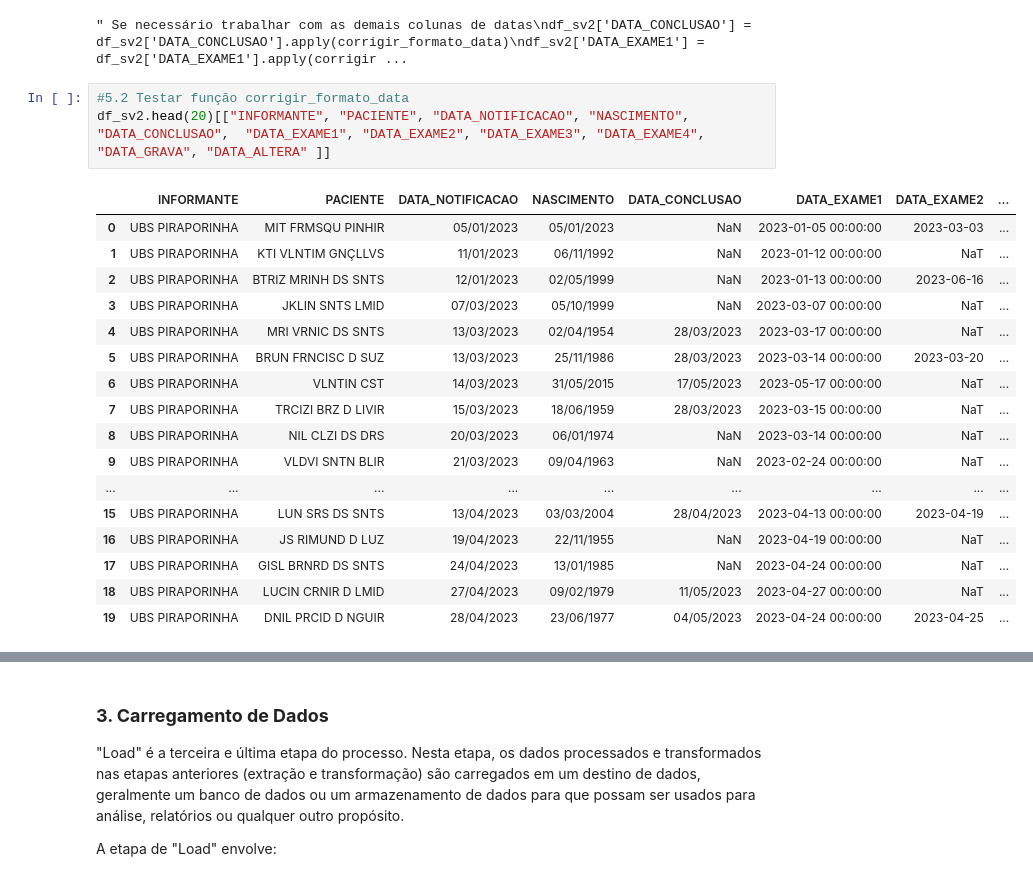
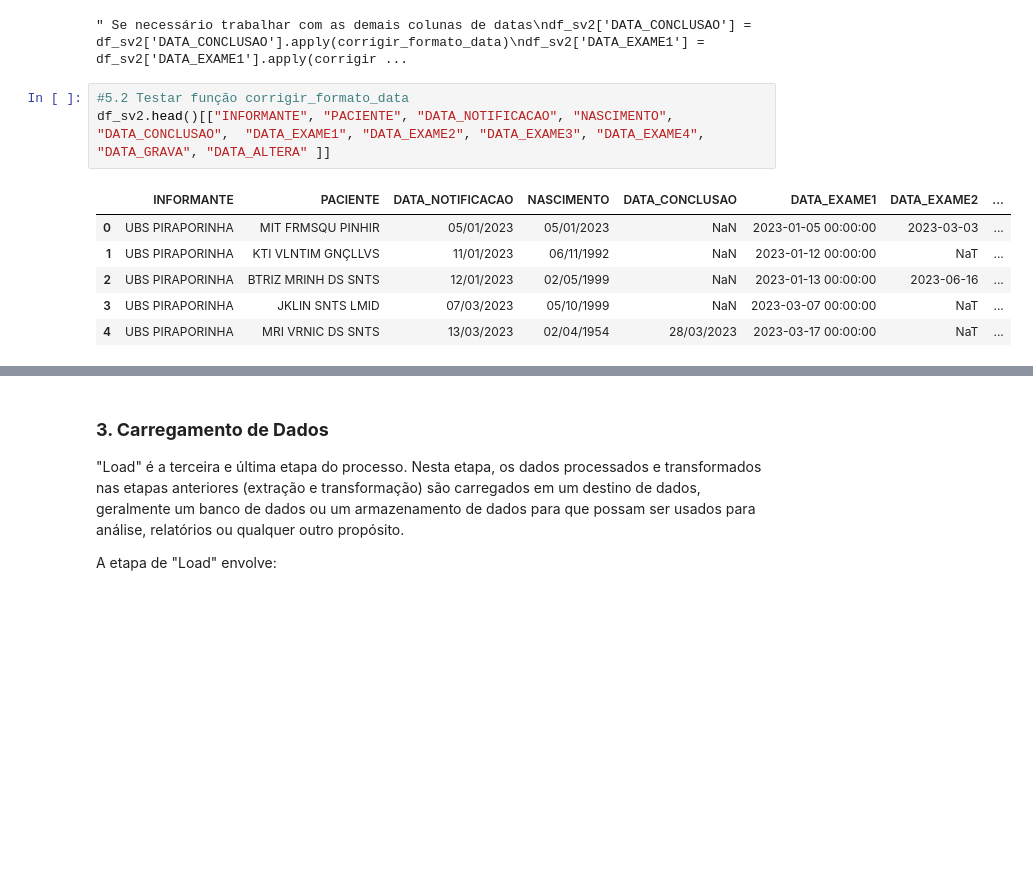
Before and after one commit to jaquelinalbuquerque/projeto-epidemio, a Jupyter notebook: projeto_epidemiosv2.ipynb, the cells around one changed output, grey strips where cells are left out. Drawn from its saved outputs; the diff is of its cells as text; blank space fills up the shorter version.

```diff
--- a/projeto_epidemiosv2.ipynb
+++ b/projeto_epidemiosv2.ipynb
@@ -205,25 +213,14 @@ df_sv2['DATA_ALTERA'] = df_sv2['DATA_ALTERA'].apply(corrigir_formato_data)
 " Se necessário trabalhar com as demais colunas de datas\ndf_sv2['DATA_CONCLUSAO'] = df_sv2['DATA_CONCLUSAO'].apply(corrigir_formato_data)\ndf_sv2['DATA_EXAME1'] = df_sv2['DATA_EXAME1'].apply(corrigir ...
 # %%
 #5.2 Testar função corrigir_formato_data
-df_sv2.head(20)[["INFORMANTE", "PACIENTE", "DATA_NOTIFICACAO", "NASCIMENTO", "DATA_CONCLUSAO",  "DATA_EXAME1", "DATA_EXAME2", "DATA_EXAME3", "DATA_EXAME4", "DATA_GRAVA", "DATA_ALTERA" ]]
+df_sv2.head()[["INFORMANTE", "PACIENTE", "DATA_NOTIFICACAO", "NASCIMENTO", "DATA_CONCLUSAO",  "DATA_EXAME1", "DATA_EXAME2", "DATA_EXAME3", "DATA_EXAME4", "DATA_GRAVA", "DATA_ALTERA" ]]
 # %% [output]
 |  | INFORMANTE | PACIENTE | DATA_NOTIFICACAO | NASCIMENTO | DATA_CONCLUSAO | DATA_EXAME1 | DATA_EXAME2 | ... |
 | 0 | UBS PIRAPORINHA | MIT FRMSQU PINHIR | 05/01/2023 | 05/01/2023 | NaN | 2023-01-05 00:00:00 | 2023-03-03 | ... |
 | 1 | UBS PIRAPORINHA | KTI VLNTIM GNÇLLVS | 11/01/2023 | 06/11/1992 | NaN | 2023-01-12 00:00:00 | NaT | ... |
 | 2 | UBS PIRAPORINHA | BTRIZ MRINH DS SNTS | 12/01/2023 | 02/05/1999 | NaN | 2023-01-13 00:00:00 | 2023-06-16 | ... |
 | 3 | UBS PIRAPORINHA | JKLIN SNTS LMID | 07/03/2023 | 05/10/1999 | NaN | 2023-03-07 00:00:00 | NaT | ... |
 | 4 | UBS PIRAPORINHA | MRI VRNIC DS SNTS | 13/03/2023 | 02/04/1954 | 28/03/2023 | 2023-03-17 00:00:00 | NaT | ... |
-| 5 | UBS PIRAPORINHA | BRUN FRNCISC D SUZ | 13/03/2023 | 25/11/1986 | 28/03/2023 | 2023-03-14 00:00:00 | 2023-03-20 | ... |
-| 6 | UBS PIRAPORINHA | VLNTIN CST | 14/03/2023 | 31/05/2015 | 17/05/2023 | 2023-05-17 00:00:00 | NaT | ... |
-| 7 | UBS PIRAPORINHA | TRCIZI BRZ D LIVIR | 15/03/2023 | 18/06/1959 | 28/03/2023 | 2023-03-15 00:00:00 | NaT | ... |
-| 8 | UBS PIRAPORINHA | NIL CLZI DS DRS | 20/03/2023 | 06/01/1974 | NaN | 2023-03-14 00:00:00 | NaT | ... |
-| 9 | UBS PIRAPORINHA | VLDVI SNTN BLIR | 21/03/2023 | 09/04/1963 | NaN | 2023-02-24 00:00:00 | NaT | ... |
-| ... | ... | ... | ... | ... | ... | ... | ... | ... |
-| 15 | UBS PIRAPORINHA | LUN SRS DS SNTS | 13/04/2023 | 03/03/2004 | 28/04/2023 | 2023-04-13 00:00:00 | 2023-04-19 | ... |
-| 16 | UBS PIRAPORINHA | JS RIMUND D LUZ | 19/04/2023 | 22/11/1955 | NaN | 2023-04-19 00:00:00 | NaT | ... |
-| 17 | UBS PIRAPORINHA | GISL BRNRD DS SNTS | 24/04/2023 | 13/01/1985 | NaN | 2023-04-24 00:00:00 | NaT | ... |
-| 18 | UBS PIRAPORINHA | LUCIN CRNIR D LMID | 27/04/2023 | 09/02/1979 | 11/05/2023 | 2023-04-27 00:00:00 | NaT | ... |
-| 19 | UBS PIRAPORINHA | DNIL PRCID D NGUIR | 28/04/2023 | 23/06/1977 | 04/05/2023 | 2023-04-24 00:00:00 | 2023-04-25 | ... |
 # %%
 # 6. Alterar valor da coluna SEMANA para ano+semana
 # Primeiro, manter apenas os dois dígitos numéricos da coluna SEMANA
```
Also changed, not shown: parts of 15 cells of this notebook.
